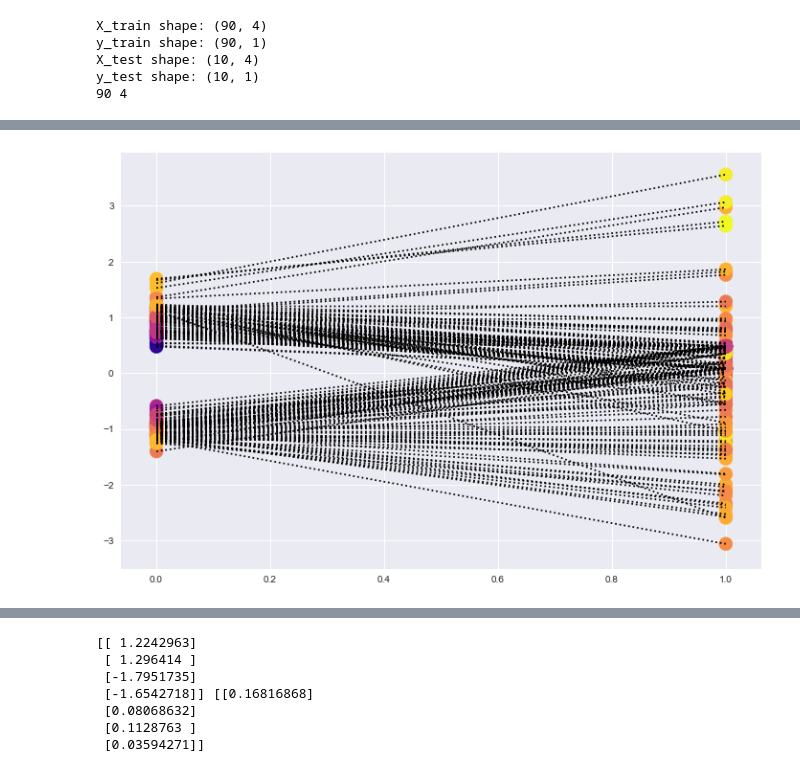
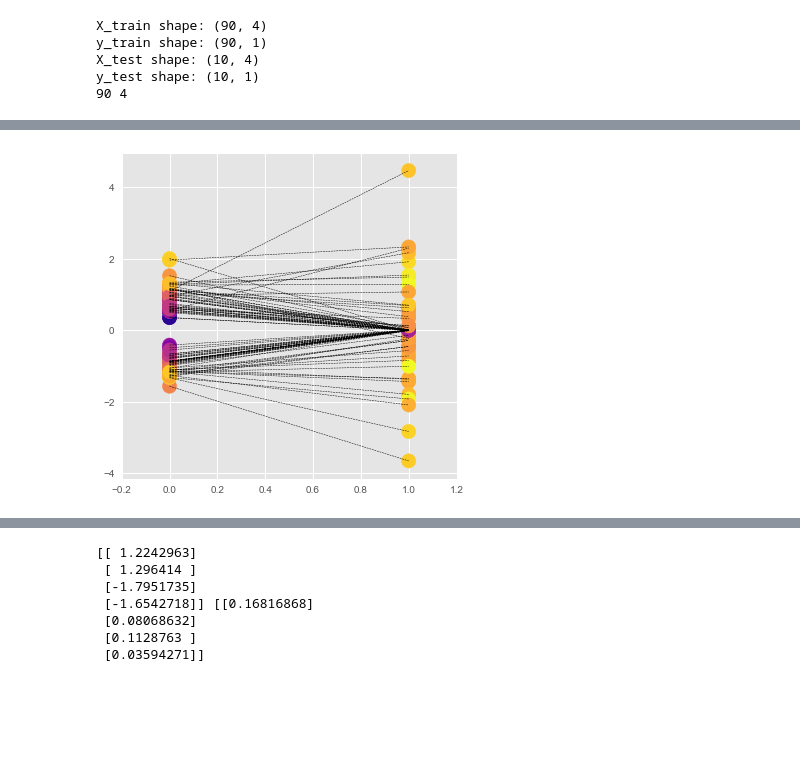
Before and after one commit to zedyang/46927-Project, a Jupyter notebook: experiments3.ipynb, the cells around one changed output, grey strips where cells are left out. Saved outputs shown, nothing was run; the diff lists cells and outputs as text; code cells hidden in the pictures; blank space fills up the shorter version.

```diff
--- a/experiments3.ipynb
+++ b/experiments3.ipynb
@@ -622,8 +1182,11 @@ Fetch training loss gradients (0.049 sec)
+# %%
+beta_blr = blr_model.get_eval(items=['params'])['beta']
+plt.plot(np.abs(X_train.dot(beta_blr))[y_train==1],
+            I_loss_bf_blr[:,:][y_train==1], 'o', color='red')
+plt.plot(np.abs(X_train.dot(beta_blr))[y_train==0],
+            I_loss_bf_blr[:,:][y_train==0], 'o', color='blue')
 # %%
-tf.reset_default_graph()
 
-y_train[y_train==-1]=0
-y_test[y_test==-1]=0
 
 init_eta = 0.01
 batch_size = 30
@@ -647,7 +1210,7 @@ blr_model = BinaryLogisticRegression(
     init_eta=init_eta,
     decay_epochs=decay_epochs,
     batch_size=batch_size,
-    C=10.0
+    C=5.0
 )
 
 
@@ -661,8 +1224,4 @@ blr_model.fit(
     traceback_checkpoint=traceback_checkpoint
 )
 """
-
-blr_model.fit_with_sklearn(
-    {'X':X_train, 'y':y_train}
-)
 # %% [output]
@@ -692,5 +1245,5 @@ Fetch training loss gradients (0.043 sec)
 # %%
-for i in range(1):
+for i in range(10):
     plt.plot(np.abs(X_train.dot(beta_blr))[y_train==1],
             I_loss_bf_blr[:,i:i+1][y_train==1], 'o', color='red')
     plt.plot(np.abs(X_train.dot(beta_blr))[y_train==0],
@@ -703,8 +1256,8 @@ plt.ylabel('I_loss', fontsize=15)
 # %%
 for i in range(1):
-    plt.plot(np.abs(X_train.dot(beta_svm))[y_train==1],
+    plt.plot(np.abs(X_train.dot(beta_svm)+beta_0)[y_train==1],
             I_loss_bf_svm[:,i:i+1][y_train==1], 'o', color='red')
-    plt.plot(np.abs(X_train.dot(beta_svm))[y_train==0],
+    plt.plot(np.abs(X_train.dot(beta_svm)+beta_0)[y_train==0],
             I_loss_bf_svm[:,i:i+1][y_train==0], 'o', color='blue')
 plt.xlabel('X.dot(beta)', fontsize=15)
 plt.ylabel('I_loss', fontsize=15)
@@ -714,45 +1337,45 @@ plt.ylabel('I_loss', fontsize=15)
 # %%
-fig, ax = plt.subplots(figsize=(12,8))
+#fig, ax = plt.subplots(figsize=(12,8))
 
 beta_blr = blr_model.get_eval(items=['params'])['beta']
-euclidean_dist_blr = StandardScaler().fit_transform(
-    abs(X_train.dot(beta_blr)))
+euclidean_dist_blr = np.abs(X_train.dot(beta_blr))
 
 beta_svm = svm_model.get_eval(items=['params'])['beta']
-euclidean_dist_svm = StandardScaler().fit_transform(
-    abs(X_train.dot(beta_svm)))
+euclidean_dist_svm = np.abs(X_train.dot(beta_svm)+beta_0)
 
 """
 for i in range(80):
     norm_iloss_blr = StandardScaler().fit_transform(I_loss_bf_blr[:,i:i+1])
     norm_iloss_svm = StandardScaler().fit_transform(I_loss_bf_svm[:,i:i+1])
     plt.scatter(np.zeros(len(mean_i_loss_blr)),
             norm_iloss_blr, c = -euclidean_dist_blr[:,0],
             cmap=plt.get_cmap('viridis'), s=200)
     plt.scatter(np.ones(len(mean_i_loss_svm)),
                 norm_iloss_svm, c = -euclidean_dist_svm[:,0],
                 cmap=plt.get_cmap('viridis'), s=200)
 """
 
 
-
-for i in range(2):
+fig, ax = plt.subplots(1,1,figsize=(6,6))
+ax.set_xlim((-0.2, 1.2))
+for i in range(1):
     norm_iloss_blr = StandardScaler().fit_transform(
         I_loss_bf_blr[:,i:i+1])
     norm_iloss_svm = StandardScaler().fit_transform(
         I_loss_bf_svm[:,i:i+1])
-    plt.scatter(np.zeros(n_tr),
+    ax.scatter(np.zeros(n_tr),
                 norm_iloss_blr, c = -euclidean_dist_blr[:,0],
                 cmap=plt.get_cmap('plasma'), s=200)
-    plt.scatter(np.ones(n_tr),
+    ax.scatter(np.ones(n_tr),
                 norm_iloss_svm, c = -euclidean_dist_svm[:,0],
                 cmap=plt.get_cmap('plasma'), s=200)
 
 
     for i in range(len(norm_iloss_blr)):
-        plt.plot([0,1], [norm_iloss_blr[i], norm_iloss_svm[i]], 'k:')
+        ax.plot([0,1], [norm_iloss_blr[i], norm_iloss_svm[i]], '--',
+                color='black', linewidth=0.5)
 # %% [output]
-[figure, old version]
+[figure, new version]
 # %%
 df = pd.DataFrame({'influence':norm_iloss_svm, 'distance':euclidean_dist_svm[:,0]})
 # df.groupby(pd.cut(df["distance"], np.arange(-1, 3, 0.1))).sum()
```
Also changed, not shown: parts of 45 cells of this notebook, 8 other files.
